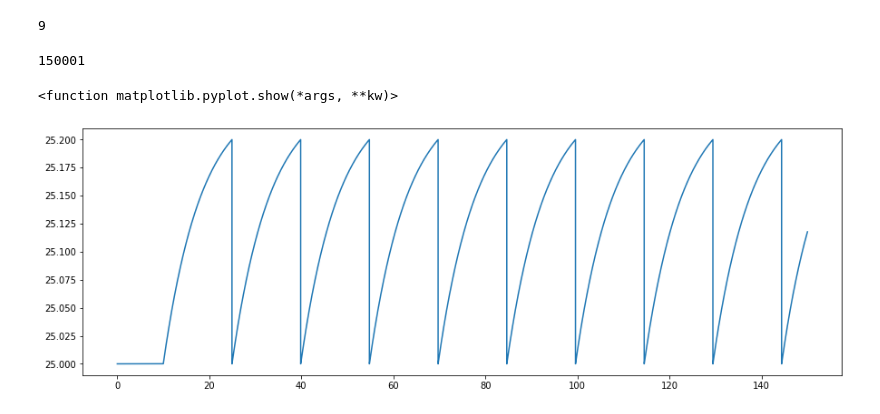
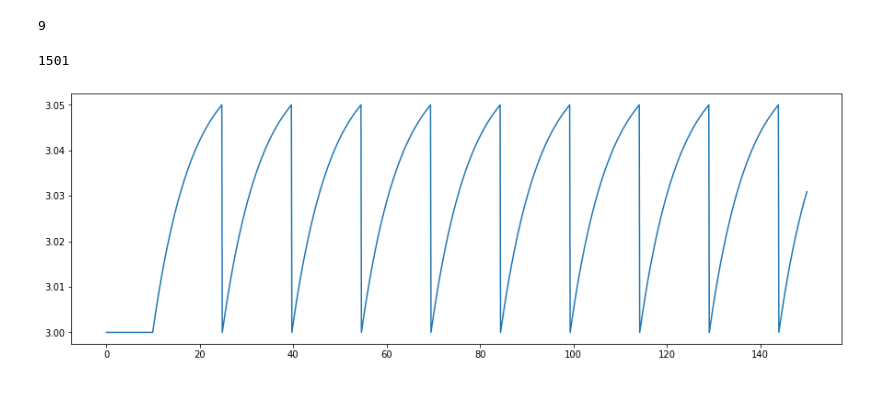
Before and after one commit to alirezaJvh/LIF_model, a Jupyter notebook: Untitled.ipynb, the cells around one changed output. Drawn from its saved outputs; the diff is of its cells as text; code cells hidden in the pictures.

```diff
--- a/Untitled.ipynb
+++ b/Untitled.ipynb
@@ -6,12 +7,12 @@ import matplotlib.pyplot as plt
 parameters = {
     'C': 1,
     'R': 0.12,
-    'u_rest': 25,
-    'I': 2,
-    'threshold': 25.2,
+    'u_rest': 3,
+    'I': 0.5,
+    'threshold': 3.05,
     'start_time': 10,
     'end_time': 150,
-    'dt': 0.001
+    'dt': 0.1
 }
 # %%
 model = LIF(parameters)
@@ -21,13 +22,12 @@ sim= model.simulate()
 # %%
 len(sim['u'])
 # %% [output]
-150001
+1501
 # %%
 df = pd.DataFrame(sim)
 # %%
 plt.figure(figsize=(15,5))
 plt.plot(sim['time'], sim['u'])
-plt.show
+plt.show()
 # %% [output]
-<function matplotlib.pyplot.show(*args, **kw)>
-[figure, old version]
+[figure, new version]
```
Also changed, not shown: parts of 6 cells of this notebook, 1 other file.
